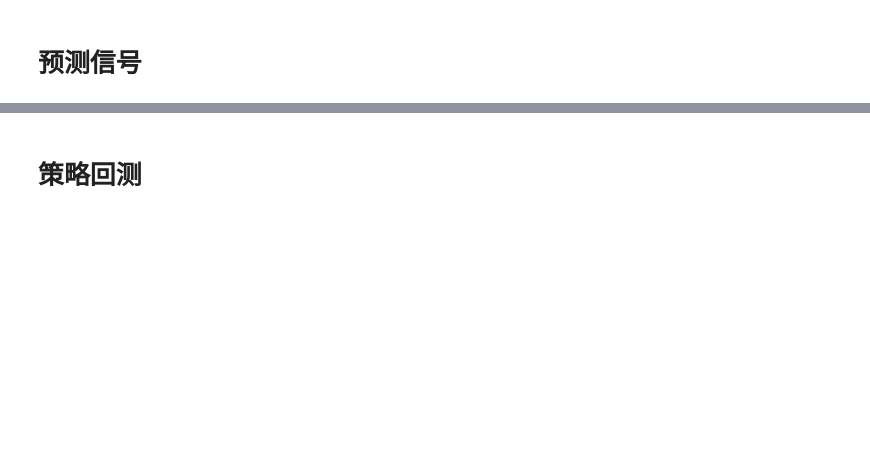
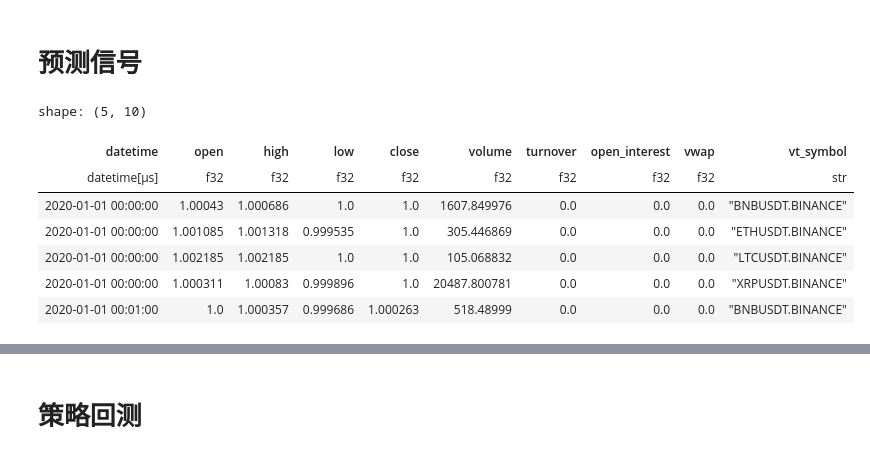
Before and after one commit to gshkuang/vnpy, a Jupyter notebook: examples/alpha_research/research_workflow_mlp.ipynb, the cells around one changed output, grey strips where cells are left out. Cells and saved outputs as stored; diff of their text form; code cells hidden in the pictures; blank space fills up the shorter version.

```diff
--- a/examples/alpha_research/research_workflow_mlp.ipynb
+++ b/examples/alpha_research/research_workflow_mlp.ipynb
@@ -12,12 +21,15 @@ from vnpy.alpha import AlphaLab
 # %%
-# 设置任务参数
-from examples.download_bars.download_bars import database
+# name = "csi300"
+# index_symbol: str = "000300.SSE"
+# start: str = "2007-01-01"
+# end: str = "2024-10-31"
+# interval: Interval = Interval.DAILY
+# extended_days: int = 100
+# lab_dir="./lab/csi300"
+# # 设置数据时间段
+# train_period: tuple[str, str] = ("2007-01-01", "2020-12-31")
+# valid_period: tuple[str, str] = ("2021-01-01", "2021-12-31")
+# test_period: tuple[str, str] = ("2022-01-01", "2024-10-31")
 
-
-name = "300_mlp"
-index_symbol: str = "000300.SSE"
-start: str = "2007-01-01"
-end: str = "2024-10-31"
-interval: Interval = Interval.DAILY
-extended_days: int = 100
-lab_dir="./lab/csi300"
+# 创建数据中心
+lab: AlphaLab = AlphaLab(lab_dir)
@@ -27,5 +36,5 @@ lab: AlphaLab = AlphaLab(lab_dir)
 # %%
 # 加载所有成分股代码
-component_symbols: list[str] = lab.load_component_symbols(index_symbol, start, end)
+component_symbols: list[str] = lab.load_component_symbols(index_symbol, start, end)[:10]
 print(component_symbols)
 # %% [output]
@@ -51,4 +41,0 @@ from vnpy.alpha.dataset.datasets.alpha_158 import Alpha158
-# %%
-# 加载成分股数据
-component_symbols=component_symbols[:10]
-df: pl.DataFrame = lab.load_bar_df(component_symbols, interval, start, end, extended_days)
@@ -235,7 +67,8 @@ kwargs = {
     "n_epochs": 8000,
     "batch_size": 8192,
     "weight_decay": 0.0002,
-    "seed": 42
+    "seed": 42,
+    "device": "cuda",
 }
 
 model: AlphaModel = MlpModel(**kwargs)
@@ -294,6 +171,17 @@ df_t = df_t.with_columns(pl.Series(pre).alias("signal"))
 
 # 提取信号数据
 signal: pl.DataFrame = df_t["datetime", "vt_symbol", "signal"]
+# %%
+dataset.df.head()
+# %% [output]
+shape: (5, 10)
+| datetime | open | high | low | close | volume | turnover | open_interest | vwap | vt_symbol |
+| datetime[μs] | f32 | f32 | f32 | f32 | f32 | f32 | f32 | f32 | str |
+| 2020-01-01 00:00:00 | 1.00043 | 1.000686 | 1.0 | 1.0 | 1607.849976 | 0.0 | 0.0 | 0.0 | "BNBUSDT.BINANCE" |
+| 2020-01-01 00:00:00 | 1.001085 | 1.001318 | 0.999535 | 1.0 | 305.446869 | 0.0 | 0.0 | 0.0 | "ETHUSDT.BINANCE" |
+| 2020-01-01 00:00:00 | 1.002185 | 1.002185 | 1.0 | 1.0 | 105.068832 | 0.0 | 0.0 | 0.0 | "LTCUSDT.BINANCE" |
+| 2020-01-01 00:00:00 | 1.000311 | 1.00083 | 0.999896 | 1.0 | 20487.800781 | 0.0 | 0.0 | 0.0 | "XRPUSDT.BINANCE" |
+| 2020-01-01 00:01:00 | 1.0 | 1.000357 | 0.999686 | 1.000263 | 518.48999 | 0.0 | 0.0 | 0.0 | "BNBUSDT.BINANCE" |
 # %%
 # 检查信号绩效
 dataset.show_signal_performance(signal)
```
Also changed, not shown: parts of 22 cells of this notebook, 13 other files.
